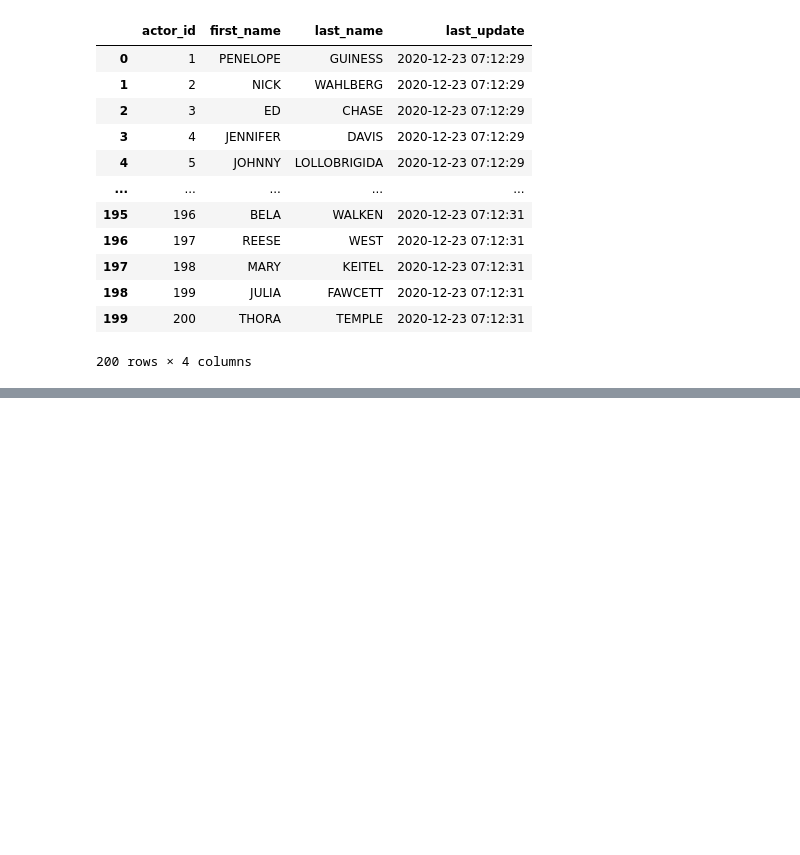
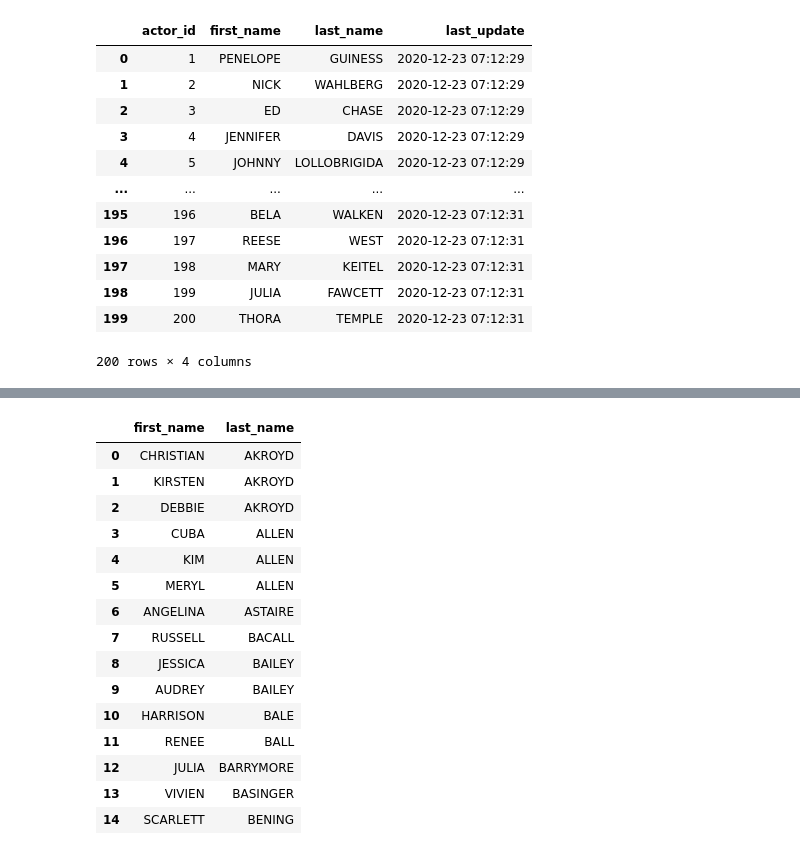
Before and after one commit to Kuriiios/sql-init, a Jupyter notebook: sql_init.ipynb, the cells around one changed output, grey strips where cells are left out. Drawn from its saved outputs; the diff is of its cells as text; code cells hidden in the pictures; blank space fills up the shorter version.

Commit message:
finished exercices on tables

```diff
--- a/sql_init.ipynb
+++ b/sql_init.ipynb
@@ -191,0 +333,21 @@ df
+# %%
+query = "SELECT DISTINCT a.first_name, a.last_name FROM actor AS a JOIN film_actor AS fa ON a.actor_id=fa.actor_id JOIN film AS f on fa.film_id=f.film_id JOIN language AS l on f.language_id = l.language_id WHERE l.name = 'English' ORDER BY a.last_name LIMIT 15;"
+df = select_from_db(engine, query)
+df
+# %% [output]
+|  | first_name | last_name |
+| 0 | CHRISTIAN | AKROYD |
+| 1 | KIRSTEN | AKROYD |
+| 2 | DEBBIE | AKROYD |
+| 3 | CUBA | ALLEN |
+| 4 | KIM | ALLEN |
+| 5 | MERYL | ALLEN |
+| 6 | ANGELINA | ASTAIRE |
+| 7 | RUSSELL | BACALL |
+| 8 | JESSICA | BAILEY |
+| 9 | AUDREY | BAILEY |
+| 10 | HARRISON | BALE |
+| 11 | RENEE | BALL |
+| 12 | JULIA | BARRYMORE |
+| 13 | VIVIEN | BASINGER |
+| 14 | SCARLETT | BENING |
```
Also changed, not shown: parts of 18 cells of this notebook, 1 other file.
